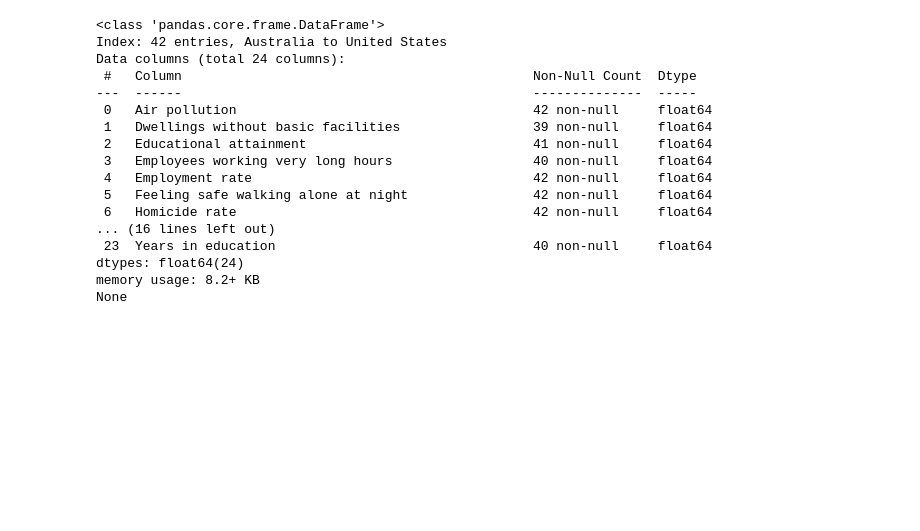
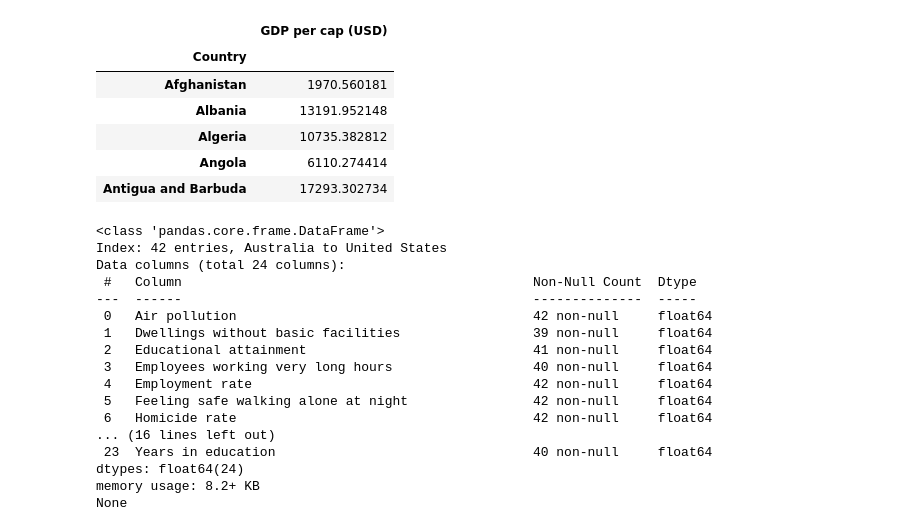
Before and after one commit to Slontus/data, a Jupyter notebook: bli.ipynb, the cells around one changed output. Saved outputs shown, nothing was run; the diff lists cells and outputs as text; code cells hidden in the pictures; blank space fills up the shorter version.

```diff
--- a/bli.ipynb
+++ b/bli.ipynb
@@ -14,4 +14,20 @@ oecd_bli_df.head()
 | 2 | BEL | Belgium | JE_LMIS | Labour market insecurity | L | Value | TOT | Total | PC | Percentage | ... |
 | 3 | CAN | Canada | JE_LMIS | Labour market insecurity | L | Value | TOT | Total | PC | Percentage | ... |
 | 4 | CZE | Czech Republic | JE_LMIS | Labour market insecurity | L | Value | TOT | Total | PC | Percentage | ... |
+# %%
+url_gdp = "https://raw.githubusercontent.com/Slontus/data/main/gdp-per-capita-worldbank.csv"
+gdp = pd.read_csv(url_gdp)
+gdp2020 = gdp[gdp['Year'] == 2020]
+gdp2020 = gdp2020.drop(['Year', "Code"], axis=1)
+gdp2020.columns = ["Country", "GDP per cap (USD)"]
+gdp2020.set_index("Country", inplace=True)
+gdp2020.head()
+# %% [output]
+|  | GDP per cap (USD) |
+| Country |  |
+| Afghanistan | 1970.560181 |
+| Albania | 13191.952148 |
+| Algeria | 10735.382812 |
+| Angola | 6110.274414 |
+| Antigua and Barbuda | 17293.302734 |
 # %%
```
Also changed, not shown: parts of 4 cells of this notebook.
